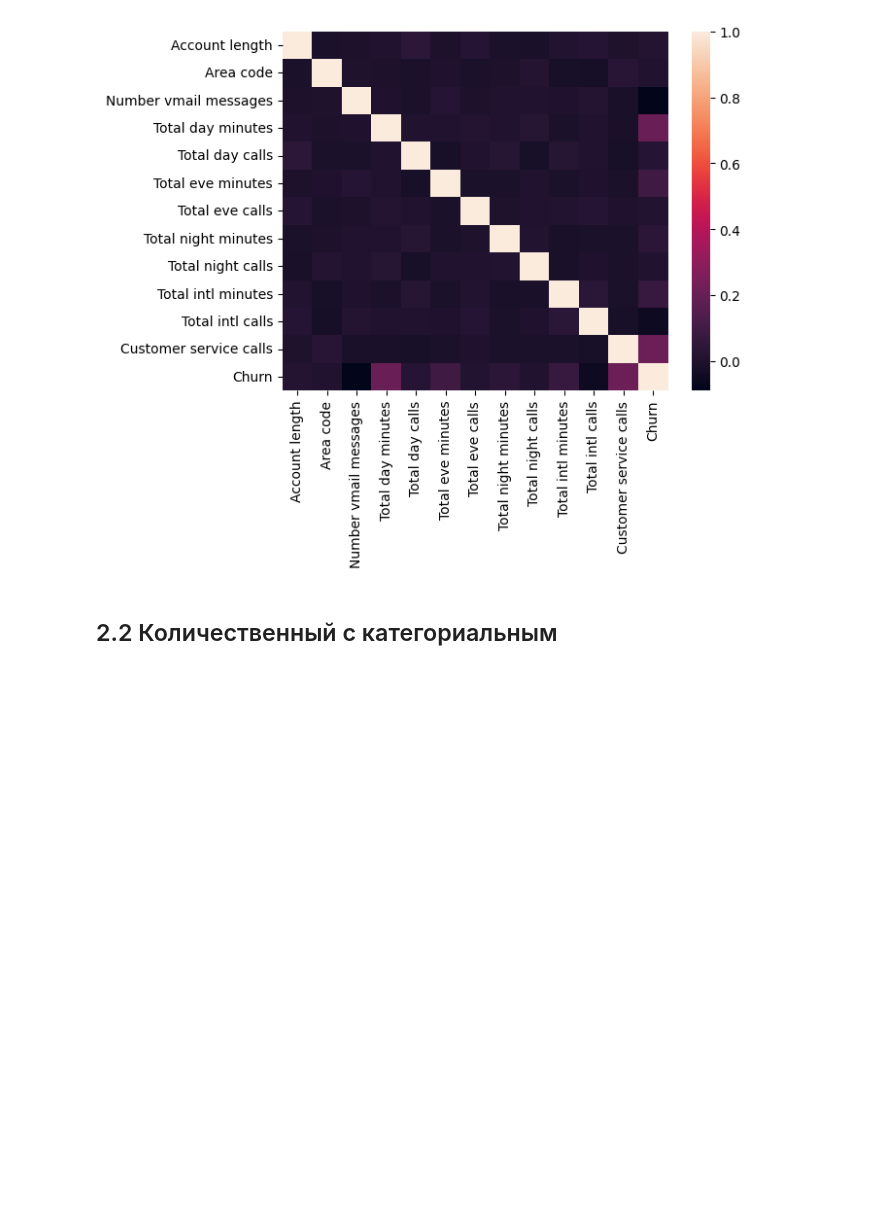
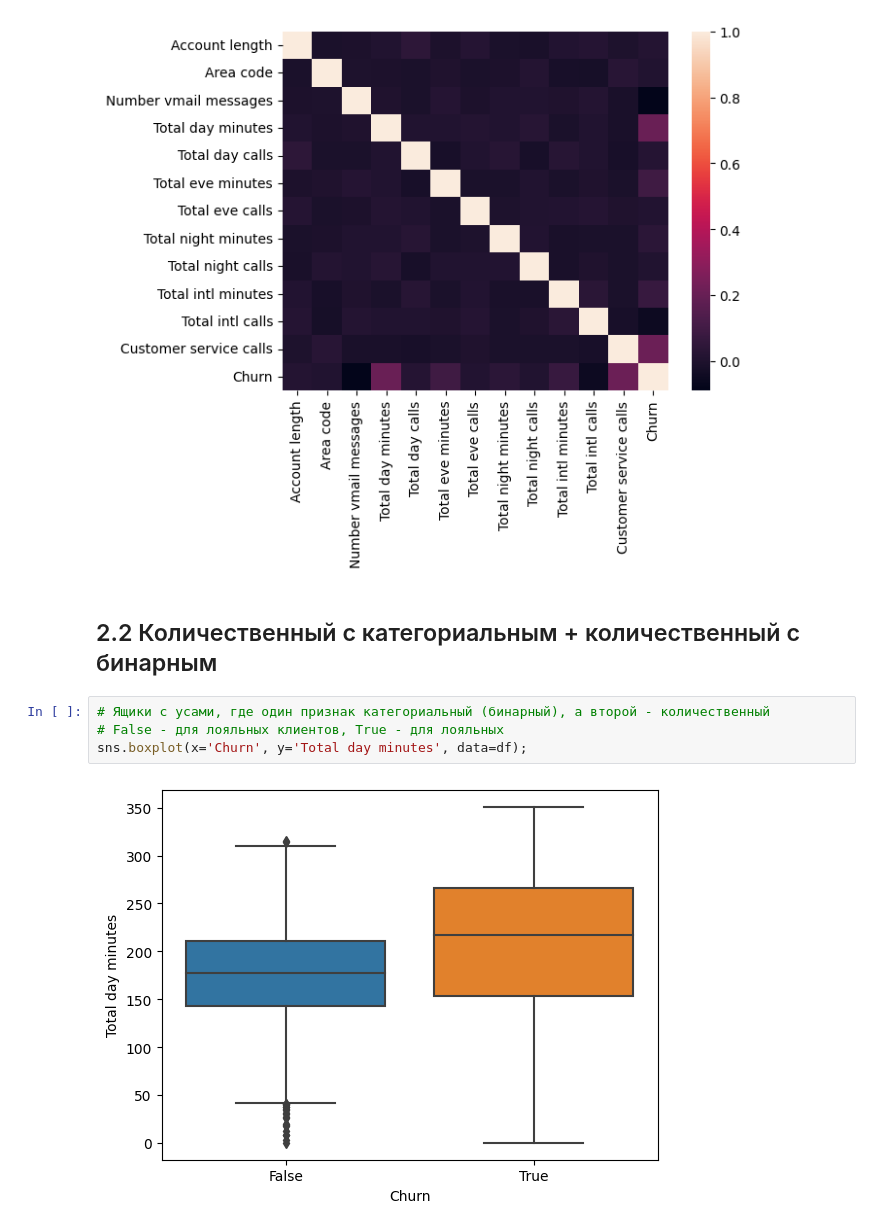
Before and after one commit to Zetis659/mlcourse.ai, a Jupyter notebook: Lessons/Lesson2 Visualisation/Lesson2.ipynb, the cells around one changed output. Saved outputs shown, nothing was run; the diff lists cells and outputs as text; blank space fills up the shorter version.

Commit message:
features: add examples in Lesson2.ipynb refactor: lesson2_telecom_churn_inclass_as_is.ipynb

```diff
--- a/Lessons/Lesson2 Visualisation/Lesson2.ipynb
+++ b/Lessons/Lesson2 Visualisation/Lesson2.ipynb
@@ -200,4 +202,10 @@ sns.heatmap(df.corr());
 # %% [output]
 [figure]
 # %% [markdown]
-## 2.2 Количественный с категориальным
+## 2.2 Количественный с категориальным + количественный с бинарным
+# %%
+# Ящики с усами, где один признак категориальный (бинарный), а второй - количественный
+# False - для лояльных клиентов, True - для лояльных
+sns.boxplot(x='Churn', y='Total day minutes', data=df);
+# %% [output]
+[figure, added]
```
Also changed, not shown: parts of 25 cells of this notebook, 1 other file.
